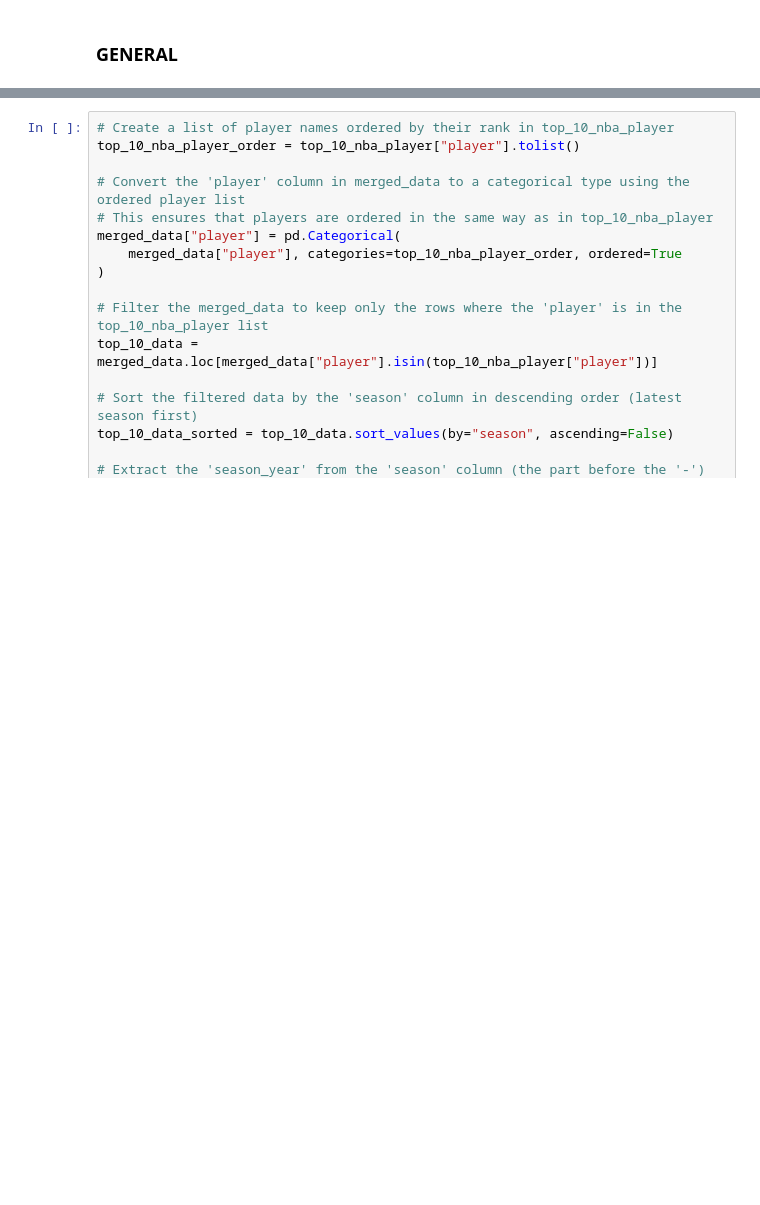
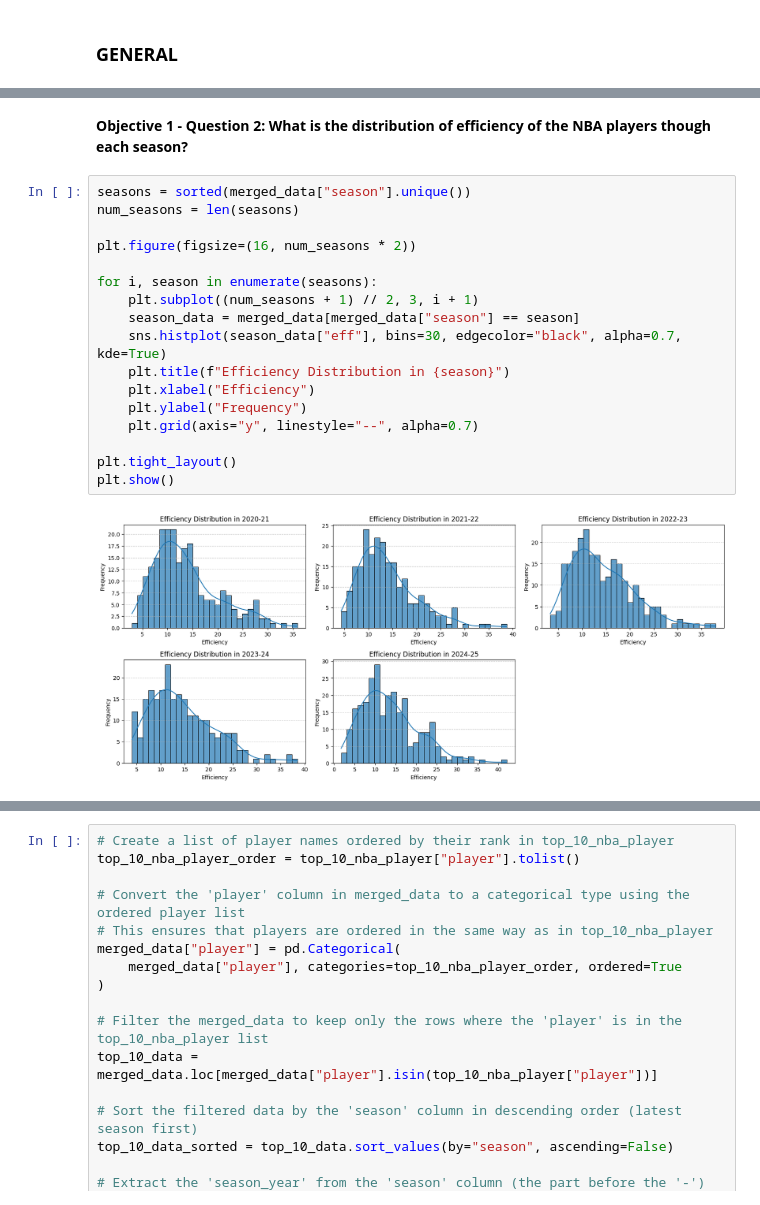
Before and after one commit to chocoCaro/Intro_DS, a Jupyter notebook: [data4life]_final.ipynb, the cells around one changed output, grey strips where cells are left out. Drawn from its saved outputs; the diff is of its cells as text; blank space fills up the shorter version.

```diff
--- a/[data4life]_final.ipynb
+++ b/[data4life]_final.ipynb
@@ -339,0 +358,21 @@ merged_data.head(10)
+# %% [markdown]
+**Objective 1 - Question 2: What is the distribution of efficiency of the NBA players though each season?**
+# %%
+seasons = sorted(merged_data["season"].unique())
+num_seasons = len(seasons)
+
+plt.figure(figsize=(16, num_seasons * 2))
+
+for i, season in enumerate(seasons):
+    plt.subplot((num_seasons + 1) // 2, 3, i + 1)
+    season_data = merged_data[merged_data["season"] == season]
+    sns.histplot(season_data["eff"], bins=30, edgecolor="black", alpha=0.7, kde=True)
+    plt.title(f"Efficiency Distribution in {season}")
+    plt.xlabel("Efficiency")
+    plt.ylabel("Frequency")
+    plt.grid(axis="y", linestyle="--", alpha=0.7)
+
+plt.tight_layout()
+plt.show()
+# %% [output]
+[figure, added]
```
Also changed, not shown: parts of 23 cells of this notebook.
